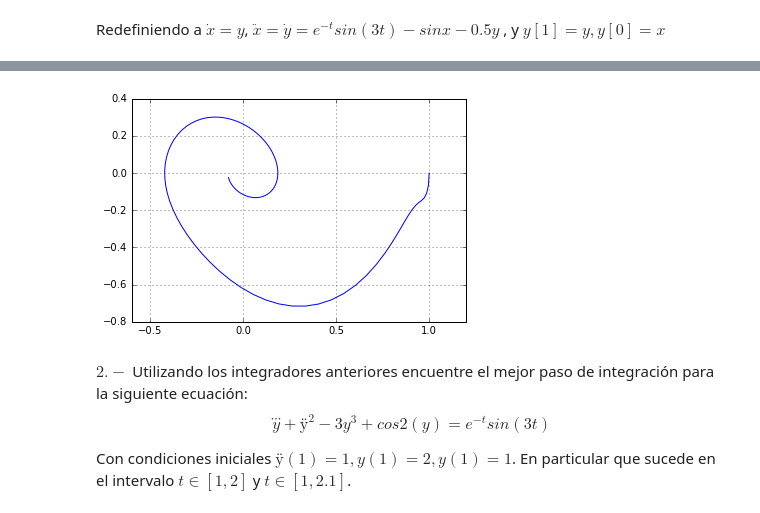
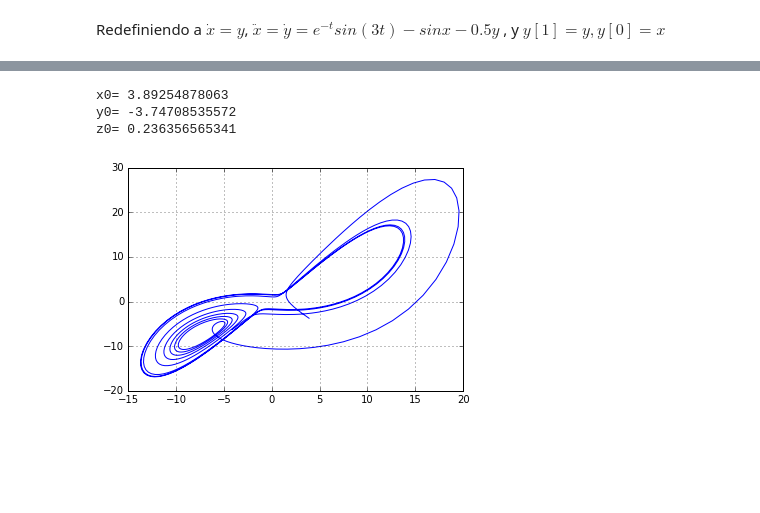
Before and after one commit to adriross/Tareas, a Jupyter notebook: tarea1.ipynb, the cells around one changed output, grey strips where cells are left out. Saved outputs shown, nothing was run; the diff lists cells and outputs as text; code cells hidden in the pictures; blank space fills up the shorter version.

```diff
--- a/tarea1.ipynb
+++ b/tarea1.ipynb
@@ -78,0 +229,6 @@ show()
+# %%
+n=1
+while n<=3:
+    t,sol = rk4_mod(ec_diff,[0.0, 1.0],[0, 10*pi],0.01,n)
+    plot(t,sol[:,0])
+    n=n+0.1
@@ -78,0 +240,6 @@ show()
+# %%
+n=1
+while n<=3:
+    t,sol = rk2_mod(ec_diff,[0.0, 1.0],[0, 5*pi],0.01,n)
+    plot(sol[:,0],sol[:,1])
+    n=n+0.1
@@ -79,12 +256,21 @@ show()
+# %%
+def lorenz(y,t):
+    return array([10*(y[1]-y[0]),y[0]*(28-y[2])-y[1],y[0]*y[1]-(8/3)*y[2]])
+# %%
+x0=random.uniform(-5,5)
+y0=random.uniform(-5,5)
+z0=random.uniform(-5,5)
+print 'x0=',x0
+print 'y0=',y0
+print 'z0=',z0
+# %% [output]
+x0= 3.89254878063
+y0= -3.74708535572
+z0= 0.236356565341
 # %%
-t,y=rk2(prueba,[1,0],[0,10])
-plot(y[:,0],y[:,1])
-axes().set_aspect('equal'),grid(True)
+t,l=rk2(lorenz,[x0,y0,z0],[0,10.],0.01)
+plot(l[:,0],l[:,1])
+grid(True)
 show()
 # %% [output]
-[figure, old version]
+[figure, new version]
-# %% [markdown]
-$2.−$ Utilizando los integradores anteriores encuentre el mejor paso de integración para la siguiente ecuación:
-$$y⃛ +ÿ^2−3y^3+cos2(y)=e^{−t}sin(3t)$$
-
-Con condiciones iniciales $ÿ(1)=1, y(1)=2, y(1)=1 $. En particular que sucede en el intervalo $t∈[1,2]$ y $t∈[1,2.1]$.
```
Also changed, not shown: parts of 43 cells of this notebook.
